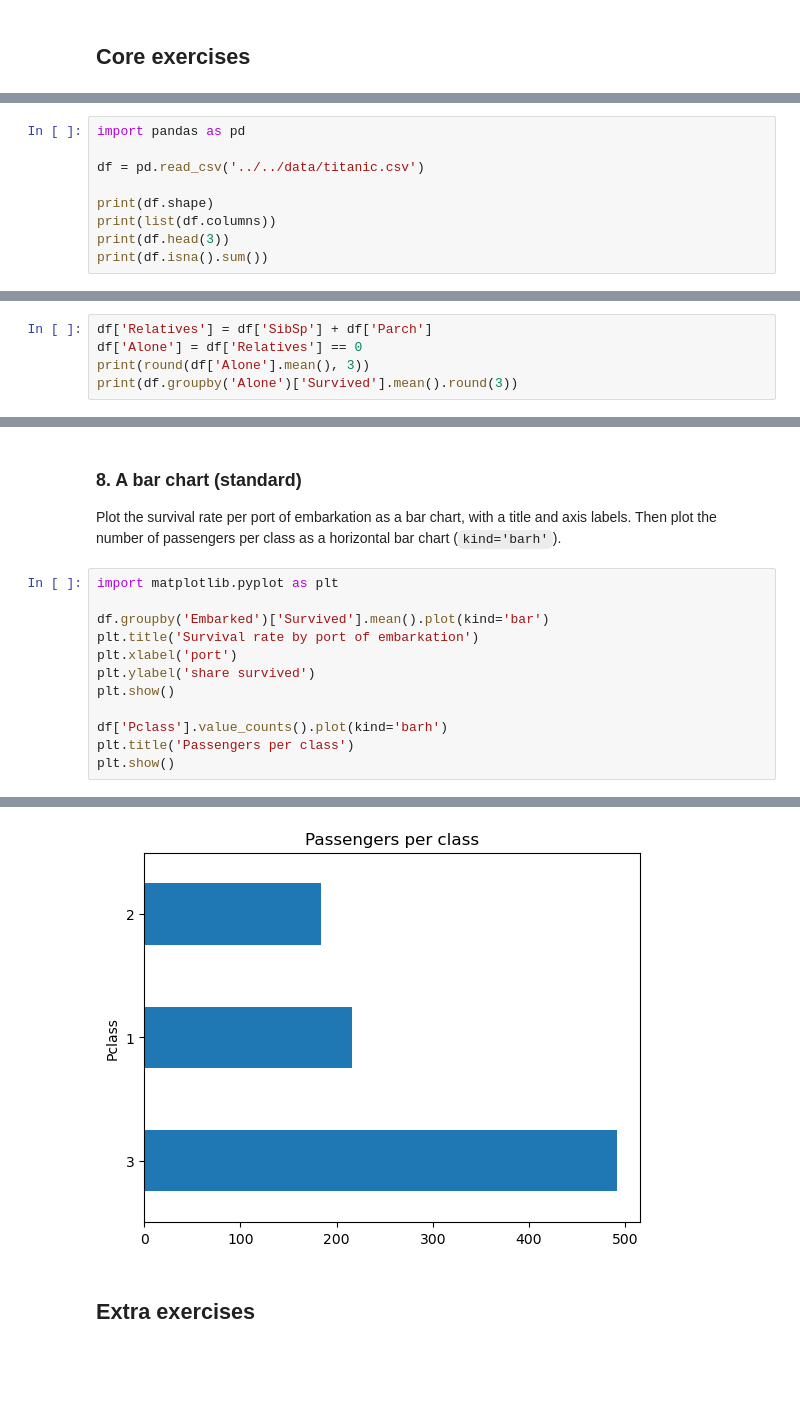
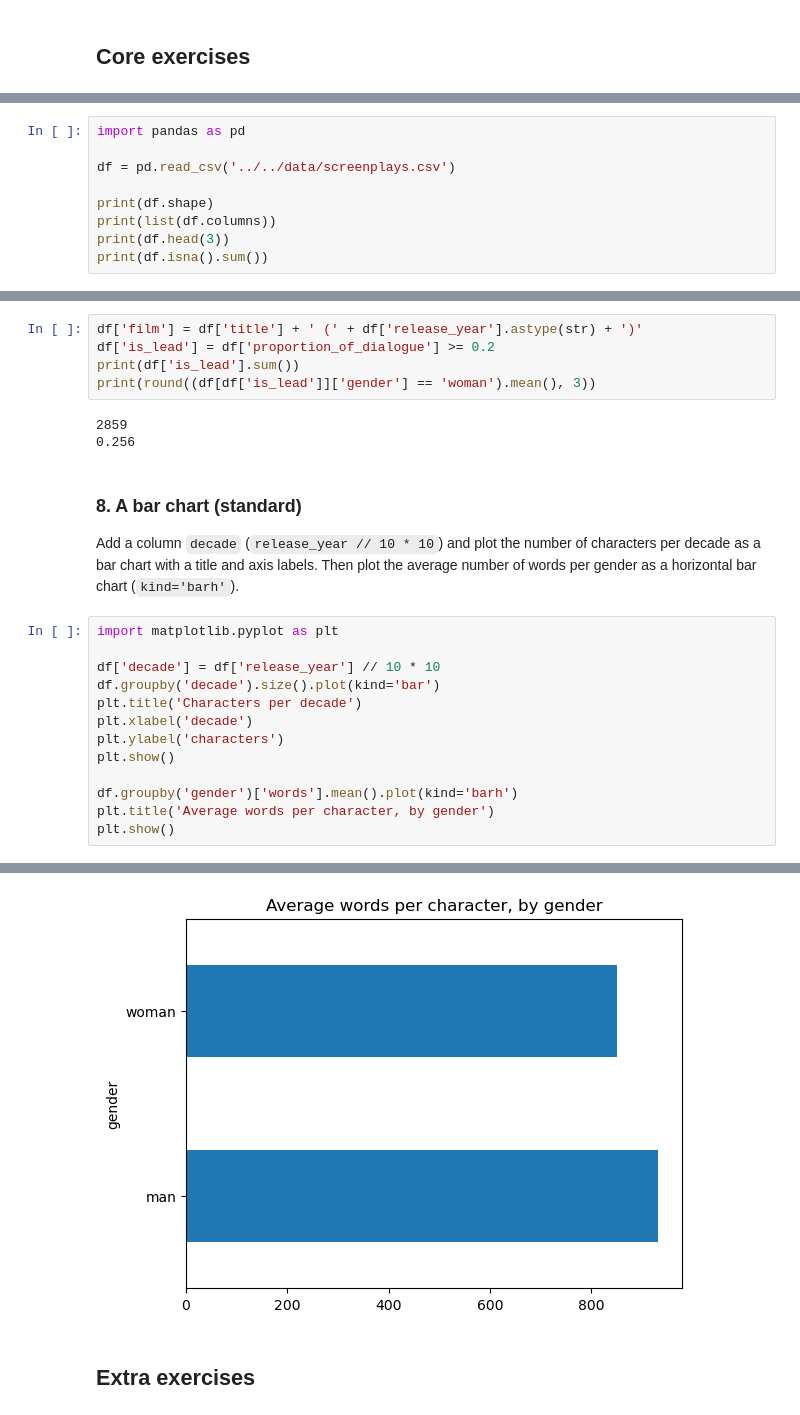
Before and after one commit to LemmensJens/dtaantwerp26-27.github.io, a Jupyter notebook: exercises/solutions/13_SOL_Pandas.ipynb, the cells around one changed output, grey strips where cells are left out. Cells and saved outputs as stored; diff of their text form; blank space fills up the shorter version.

```diff
--- a/exercises/solutions/13_SOL_Pandas.ipynb
+++ b/exercises/solutions/13_SOL_Pandas.ipynb
@@ -22,7 +22,7 @@ Import `pandas`, load `titanic.csv` into `df` and answer with one line each: how
 # %%
 import pandas as pd
 
-df = pd.read_csv('../../data/titanic.csv')
+df = pd.read_csv('../../data/screenplays.csv')
 
 print(df.shape)
 print(list(df.columns))
@@ -141,5 +135,0 @@ Add a column `Relatives` with the number of relatives on board (`SibSp + Parch`)
-# %%
-df['Relatives'] = df['SibSp'] + df['Parch']
-df['Alone'] = df['Relatives'] == 0
-print(round(df['Alone'].mean(), 3))
-print(df.groupby('Alone')['Survived'].mean().round(3))
@@ -152,17 +140,26 @@ Name: Survived, dtype: float64
+# %%
+df['film'] = df['title'] + ' (' + df['release_year'].astype(str) + ')'
+df['is_lead'] = df['proportion_of_dialogue'] >= 0.2
+print(df['is_lead'].sum())
+print(round((df[df['is_lead']]['gender'] == 'woman').mean(), 3))
+# %% [output]
+2859
+0.256
 # %% [markdown]
 ### 8. A bar chart (standard)
 
-Plot the survival rate per port of embarkation as a bar chart, with a title and axis labels. Then plot the number of passengers per class as a horizontal bar chart (`kind='barh'`).
+Add a column `decade` (`release_year // 10 * 10`) and plot the number of characters per decade as a bar chart with a title and axis labels. Then plot the average number of words per gender as a horizontal bar chart (`kind='barh'`).
 # %%
 import matplotlib.pyplot as plt
 
-df.groupby('Embarked')['Survived'].mean().plot(kind='bar')
-plt.title('Survival rate by port of embarkation')
-plt.xlabel('port')
-plt.ylabel('share survived')
+df['decade'] = df['release_year'] // 10 * 10
+df.groupby('decade').size().plot(kind='bar')
+plt.title('Characters per decade')
+plt.xlabel('decade')
+plt.ylabel('characters')
 plt.show()
 
-df['Pclass'].value_counts().plot(kind='barh')
-plt.title('Passengers per class')
+df.groupby('gender')['words'].mean().plot(kind='barh')
+plt.title('Average words per character, by gender')
 plt.show()
 # %% [output]
@@ -170,3 +167,3 @@ plt.show()
-[figure, old version]
+[figure, new version]
 # %% [markdown]
 ## Extra exercises
```
Also changed, not shown: parts of 42 cells of this notebook, 5 other files.
